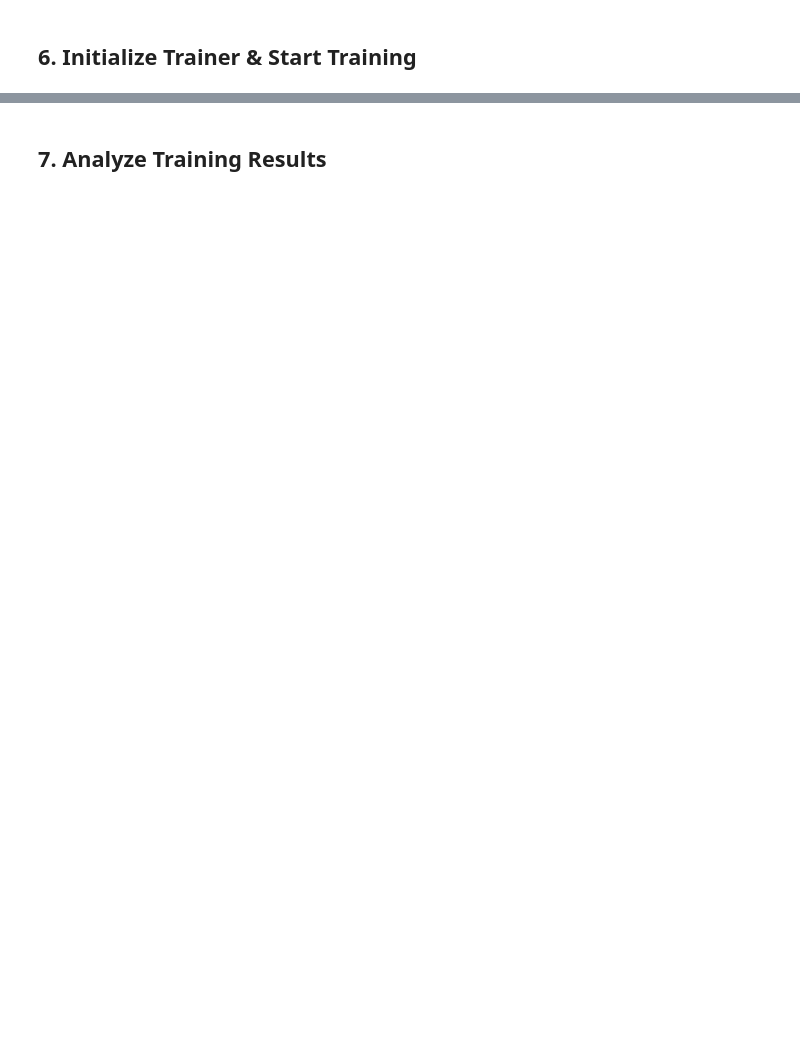
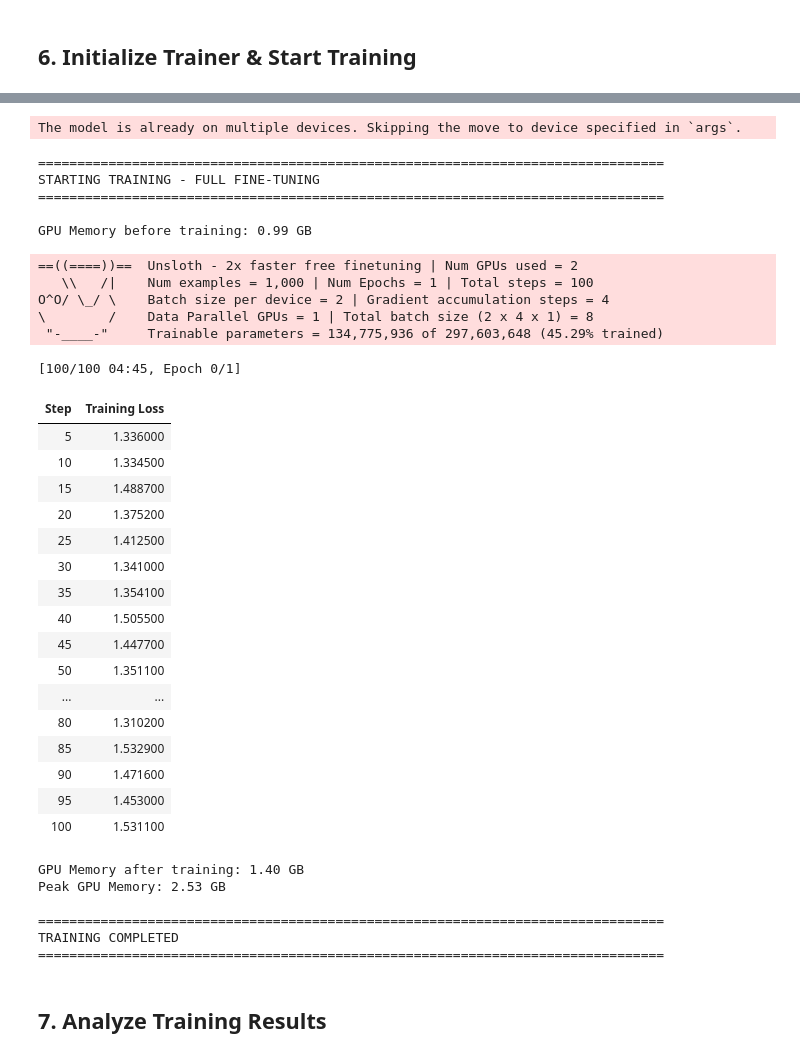
Before and after one commit to BalaAnbalagan/modern-ai-unsloth, a Jupyter notebook: colab1_full_finetune.ipynb, the cells around one changed output, grey strips where cells are left out. Drawn from its saved outputs; the diff is of its cells as text; code cells hidden in the pictures; blank space fills up the shorter version.

```diff
--- a/colab1_full_finetune.ipynb
+++ b/colab1_full_finetune.ipynb
@@ -140,36 +260,84 @@ print(f"  Optimizer: {training_args.optim}")
 # %%
+# Define a formatting function
+def formatting_func(examples):
+    texts = []
+    for content in examples["content"]:
+        # Format the content as needed for your model
+        # For this case, we'll just use the content as is
+        texts.append(content)
+    return texts # Return the list of strings directly
+
+
 # Initialize SFTTrainer (Supervised Fine-Tuning Trainer)
 trainer = SFTTrainer(
     model = model,
     tokenizer = tokenizer,
     train_dataset = dataset,
     dataset_text_field = "content",  # Field containing code
     max_seq_length = max_seq_length,
     dataset_num_proc = 2,
     packing = False,  # Can make training 5x faster for short sequences
     args = training_args,
+    formatting_func=formatting_func, # Add the formatting function back
 )
 
 print("\n" + "="*80)
 print("STARTING TRAINING - FULL FINE-TUNING")
 print("="*80)
 
 # Monitor GPU memory before training
 if torch.cuda.is_available():
     torch.cuda.reset_peak_memory_stats()
     print(f"\nGPU Memory before training: {torch.cuda.memory_allocated()/1024**3:.2f} GB")
 
 # Train the model
 trainer_stats = trainer.train()
 
+
 # Monitor GPU memory after training
 if torch.cuda.is_available():
     print(f"\nGPU Memory after training: {torch.cuda.memory_allocated()/1024**3:.2f} GB")
     print(f"Peak GPU Memory: {torch.cuda.max_memory_allocated()/1024**3:.2f} GB")
 
 print("\n" + "="*80)
 print("TRAINING COMPLETED")
 print("="*80)
+# %% [output]
+The model is already on multiple devices. Skipping the move to device specified in `args`.
+================================================================================
+STARTING TRAINING - FULL FINE-TUNING
+================================================================================
+
+GPU Memory before training: 0.99 GB
+==((====))==  Unsloth - 2x faster free finetuning | Num GPUs used = 2
+   \\   /|    Num examples = 1,000 | Num Epochs = 1 | Total steps = 100
+O^O/ \_/ \    Batch size per device = 2 | Gradient accumulation steps = 4
+\        /    Data Parallel GPUs = 1 | Total batch size (2 x 4 x 1) = 8
+ "-____-"     Trainable parameters = 134,775,936 of 297,603,648 (45.29% trained)
+[100/100 04:45, Epoch 0/1]
+| Step | Training Loss |
+| 5 | 1.336000 |
+| 10 | 1.334500 |
+| 15 | 1.488700 |
+| 20 | 1.375200 |
+| 25 | 1.412500 |
+| 30 | 1.341000 |
+| 35 | 1.354100 |
+| 40 | 1.505500 |
+| 45 | 1.447700 |
+| 50 | 1.351100 |
+| ... | ... |
+| 80 | 1.310200 |
+| 85 | 1.532900 |
+| 90 | 1.471600 |
+| 95 | 1.453000 |
+| 100 | 1.531100 |
+GPU Memory after training: 1.40 GB
+Peak GPU Memory: 2.53 GB
+
+================================================================================
+TRAINING COMPLETED
+================================================================================
 # %% [markdown]
 ## 7. Analyze Training Results
 # %%
```
Also changed, not shown: parts of 7 cells of this notebook.
